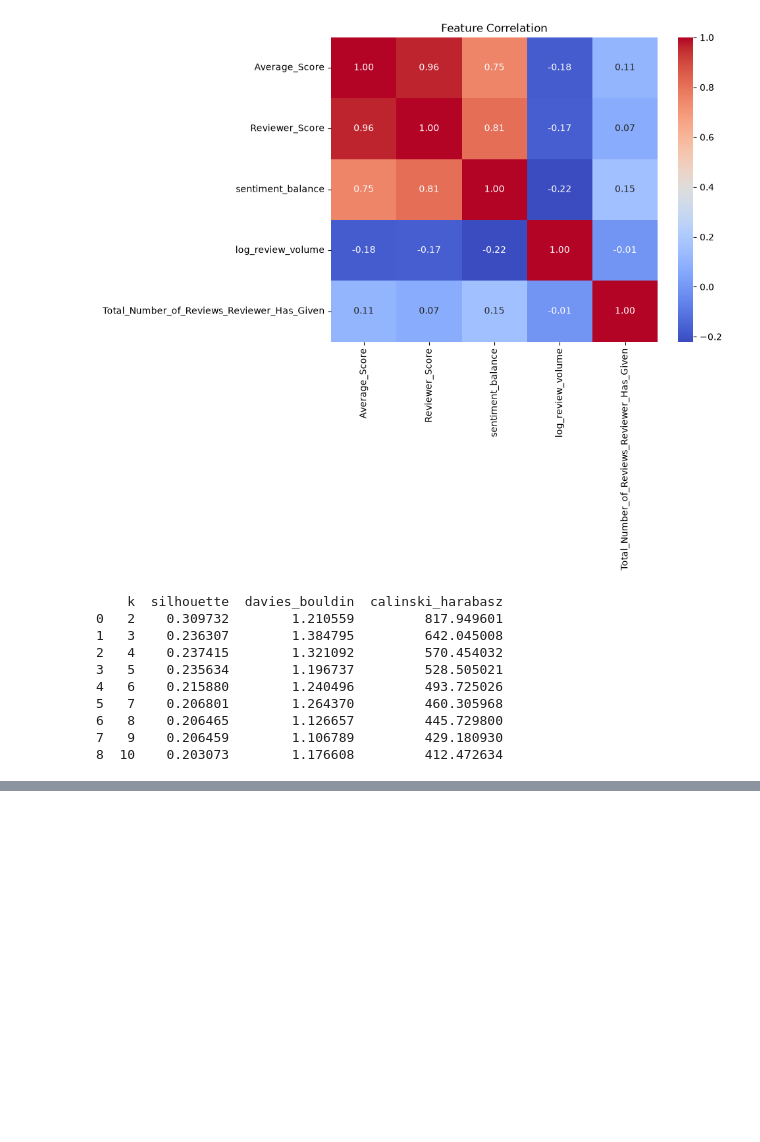
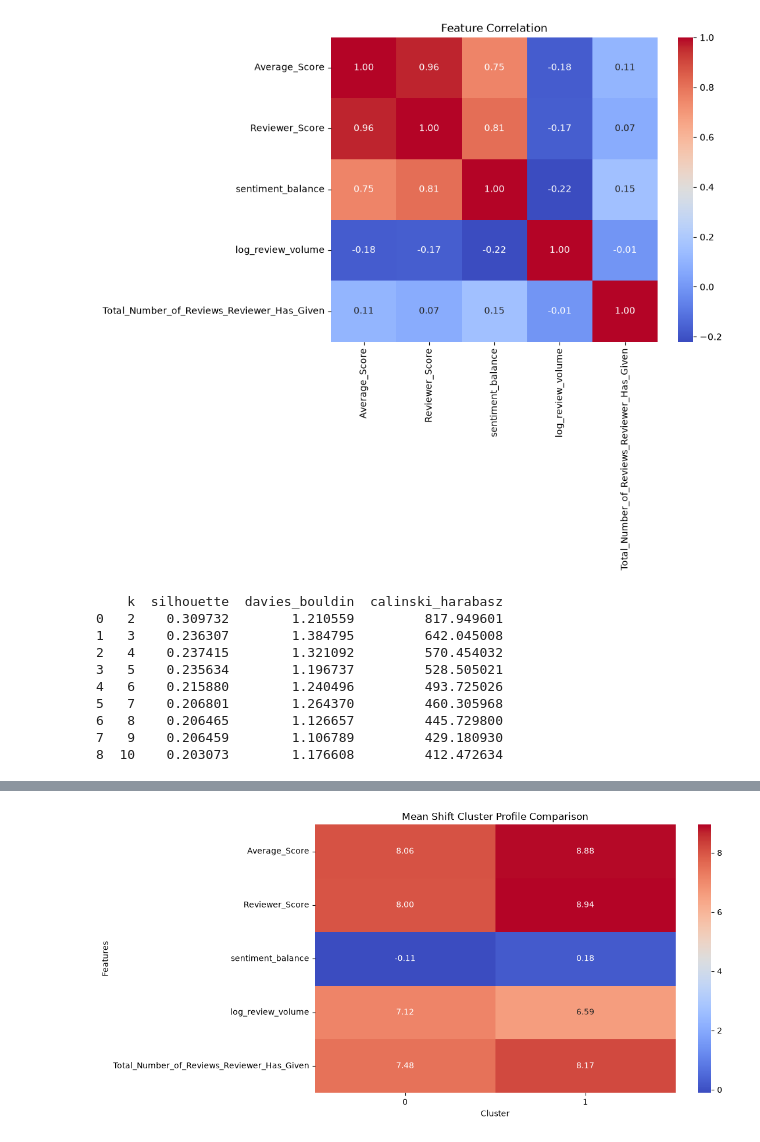
Before and after one commit to jjishanbaig/Hotel_Clustering, a Jupyter notebook: notebooks/hotel_clustering.ipynb, the cells around one changed output, grey strips where cells are left out. Saved outputs shown, nothing was run; the diff lists cells and outputs as text; code cells hidden in the pictures; blank space fills up the shorter version.

```diff
--- a/notebooks/hotel_clustering.ipynb
+++ b/notebooks/hotel_clustering.ipynb
@@ -1141,0 +988,23 @@ cluster_profile
+# %%
+# PHASE 17 — Cluster Profiling
+
+# Now we understand the clusters.
+
+# 17.1 Cluster Profile
+cluster_profile = (
+    hotel_df
+    .groupby("Cluster")[features]
+    .mean()
+)
+
+print(cluster_profile)
+
+print("=====================================================")
+# 17.2 Cluster Size
+cluster_sizes = (
+    hotel_df["Cluster"]
+    .value_counts()
+    .sort_index()
+)
+
+print(cluster_sizes)
@@ -1141,0 +1063,23 @@ cluster_profile
+# %%
+# PHASE 18 — Cluster Visualizations
+
+# These are visualizations of the final clustering, not additional clustering algorithms.
+
+# 18.1 Cluster Profile Heatmap
+
+plt.figure(figsize=(10, 6))
+
+sns.heatmap(
+    cluster_profile.T,
+    annot=True,
+    cmap="coolwarm",
+    fmt=".2f"
+)
+
+plt.title("Mean Shift Cluster Profile Comparison")
+plt.xlabel("Cluster")
+plt.ylabel("Features")
+
+plt.show()
+# %% [output]
+[figure, added]
```
Also changed, not shown: parts of 69 cells of this notebook, 4 other files.
